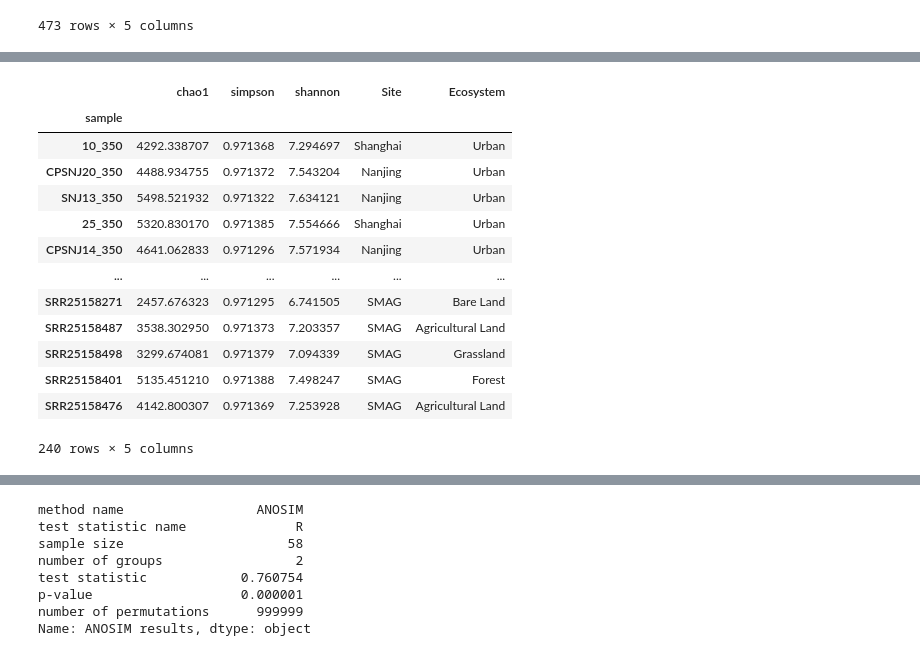
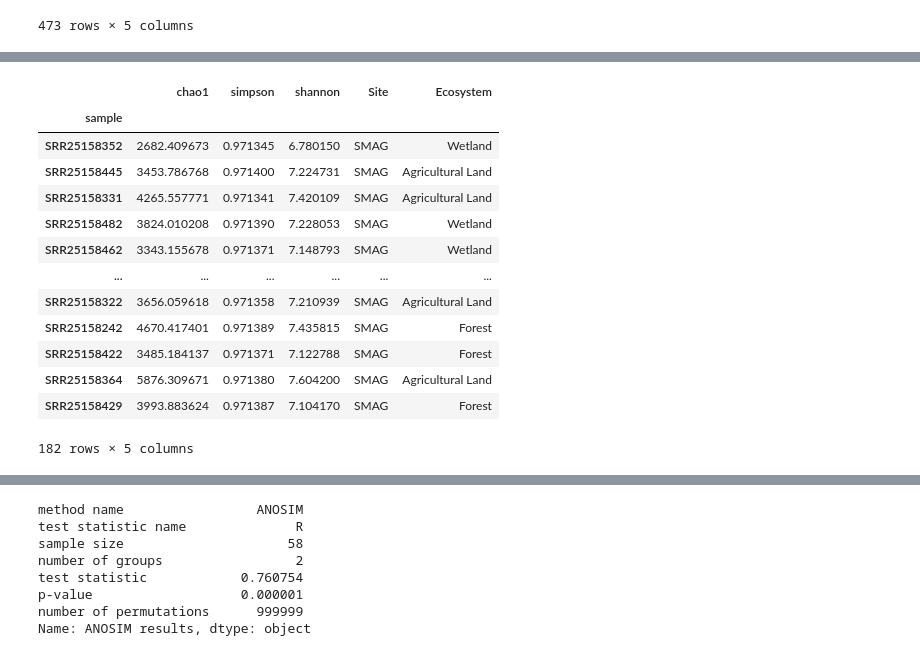
Before and after one commit to BigDataBiology/Duan2026_urban_soil, a Jupyter notebook: analysis/figure1/figure1.ipynb, the cells around one changed output, grey strips where cells are left out. Cells and saved outputs as stored; diff of their text form; code cells hidden in the pictures.

```diff
--- a/analysis/figure1/figure1.ipynb
+++ b/analysis/figure1/figure1.ipynb
@@ -143,6 +143,7 @@ alpha
 473 rows × 5 columns
 # %%
 df = pd.read_csv('../pre-calculated_data/alpha_diversity.csv').set_index("sample")
+df = df.drop(['11_350', '4_350'])
 df
 # %% [output]
 |  | chao1 | simpson | shannon | Site | Ecosystem |
@@ -180,20 +203,18 @@ df
 # %%
-df_without_smag = df[df["Site"] != "SMAG"]
 df_smag = df[df["Site"] == "SMAG"].sample(frac=0.5)
-df_sampled = pd.concat([df_without_smag, df_smag])
-df_sampled
+df_smag
 # %% [output]
 |  | chao1 | simpson | shannon | Site | Ecosystem |
 | sample |  |  |  |  |  |
-| 10_350 | 4292.338707 | 0.971368 | 7.294697 | Shanghai | Urban |
-| CPSNJ20_350 | 4488.934755 | 0.971372 | 7.543204 | Nanjing | Urban |
-| SNJ13_350 | 5498.521932 | 0.971322 | 7.634121 | Nanjing | Urban |
-| 25_350 | 5320.830170 | 0.971385 | 7.554666 | Shanghai | Urban |
-| CPSNJ14_350 | 4641.062833 | 0.971296 | 7.571934 | Nanjing | Urban |
+| SRR25158352 | 2682.409673 | 0.971345 | 6.780150 | SMAG | Wetland |
+| SRR25158445 | 3453.786768 | 0.971400 | 7.224731 | SMAG | Agricultural Land |
+| SRR25158331 | 4265.557771 | 0.971341 | 7.420109 | SMAG | Agricultural Land |
+| SRR25158482 | 3824.010208 | 0.971390 | 7.228053 | SMAG | Wetland |
+| SRR25158462 | 3343.155678 | 0.971371 | 7.148793 | SMAG | Wetland |
 | ... | ... | ... | ... | ... | ... |
-| SRR25158271 | 2457.676323 | 0.971295 | 6.741505 | SMAG | Bare Land |
-| SRR25158487 | 3538.302950 | 0.971373 | 7.203357 | SMAG | Agricultural Land |
-| SRR25158498 | 3299.674081 | 0.971379 | 7.094339 | SMAG | Grassland |
-| SRR25158401 | 5135.451210 | 0.971388 | 7.498247 | SMAG | Forest |
-| SRR25158476 | 4142.800307 | 0.971369 | 7.253928 | SMAG | Agricultural Land |
+| SRR25158322 | 3656.059618 | 0.971358 | 7.210939 | SMAG | Agricultural Land |
+| SRR25158242 | 4670.417401 | 0.971389 | 7.435815 | SMAG | Forest |
+| SRR25158422 | 3485.184137 | 0.971371 | 7.122788 | SMAG | Forest |
+| SRR25158364 | 5876.309671 | 0.971380 | 7.604200 | SMAG | Agricultural Land |
+| SRR25158429 | 3993.883624 | 0.971387 | 7.104170 | SMAG | Forest |
-240 rows × 5 columns
+182 rows × 5 columns
```
Also changed, not shown: parts of 14 cells of this notebook.
